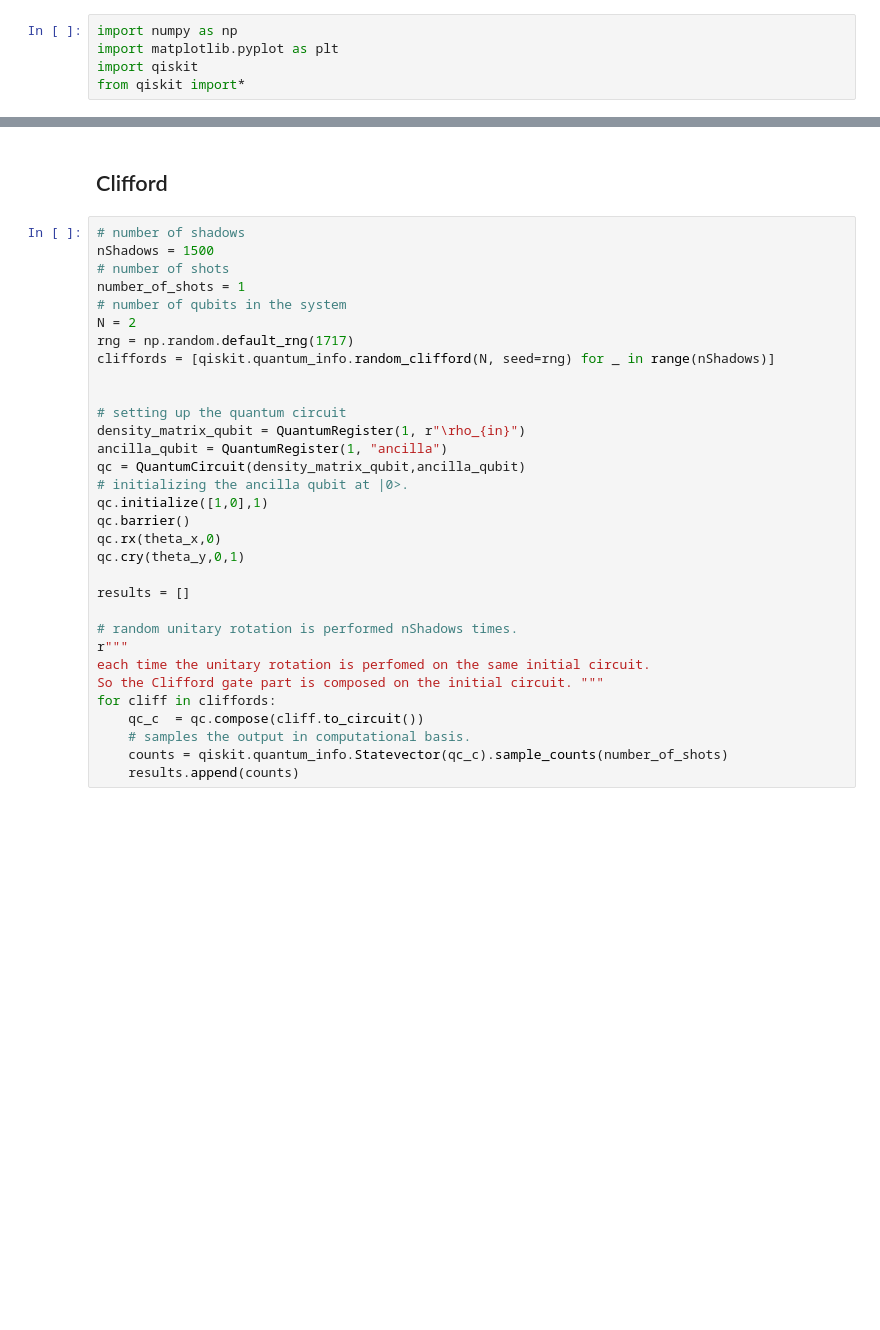
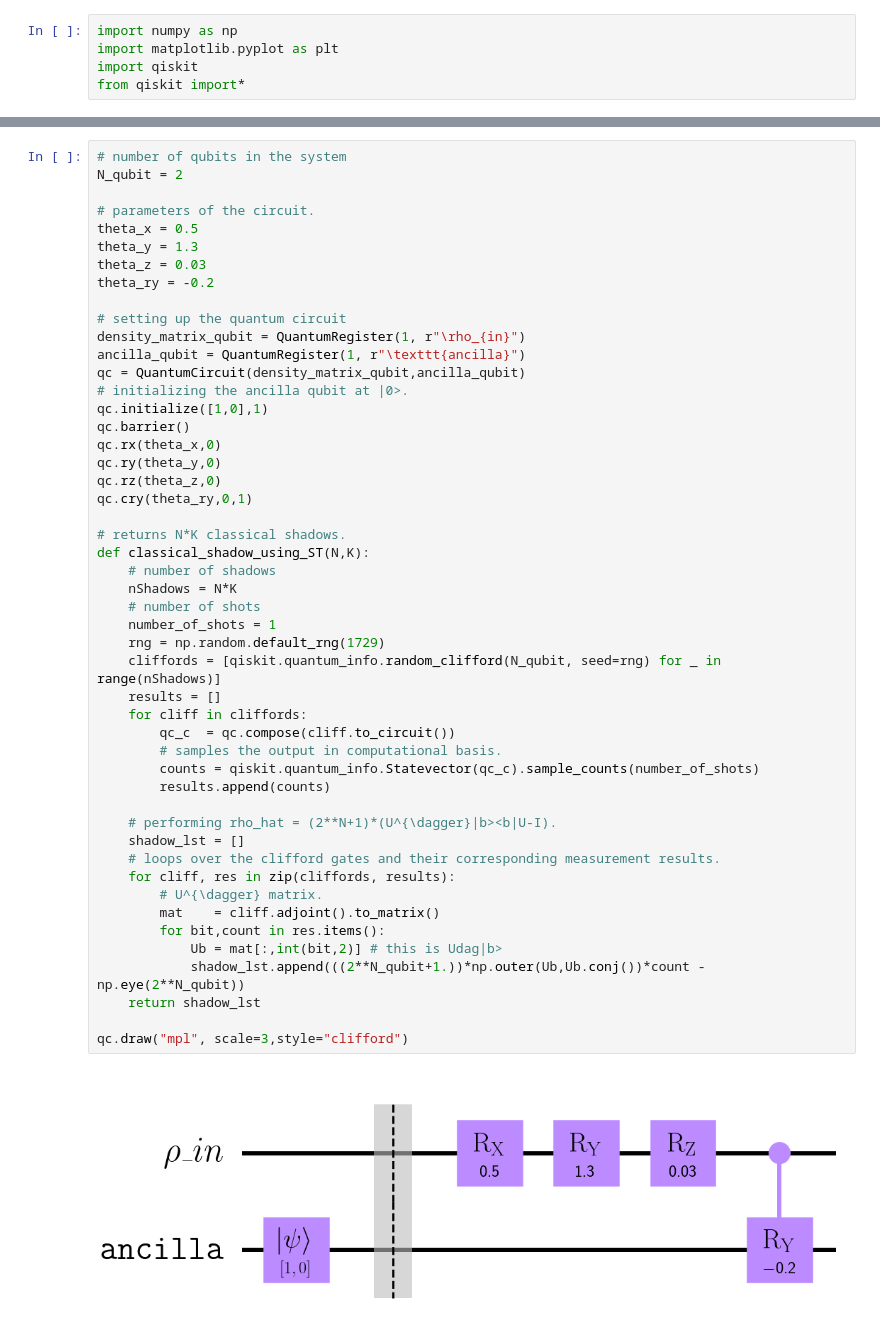
Before and after one commit to psasanka1729/Ultimate-QM-MM, a Jupyter notebook: shadow_tomography_qiskit.ipynb, the cells around one changed output, grey strips where cells are left out. Saved outputs shown, nothing was run; the diff lists cells and outputs as text; blank space fills up the shorter version.

```diff
--- a/shadow_tomography_qiskit.ipynb
+++ b/shadow_tomography_qiskit.ipynb
@@ -37,34 +39,51 @@ theta_y = np.arccos(-yss/(4*np.sqrt(1+zss**2)))
-# %% [markdown]
-## Clifford
 # %%
-# number of shadows
-nShadows = 1500
-# number of shots
-number_of_shots = 1
 # number of qubits in the system
-N = 2
-rng = np.random.default_rng(1717)
-cliffords = [qiskit.quantum_info.random_clifford(N, seed=rng) for _ in range(nShadows)]
+N_qubit = 2
 
+# parameters of the circuit.
+theta_x = 0.5
+theta_y = 1.3
+theta_z = 0.03
+theta_ry = -0.2
 
 # setting up the quantum circuit
 density_matrix_qubit = QuantumRegister(1, r"\rho_{in}")
-ancilla_qubit = QuantumRegister(1, "ancilla")
+ancilla_qubit = QuantumRegister(1, r"\texttt{ancilla}")
 qc = QuantumCircuit(density_matrix_qubit,ancilla_qubit)
 # initializing the ancilla qubit at |0>.
 qc.initialize([1,0],1)
 qc.barrier()
 qc.rx(theta_x,0)
-qc.cry(theta_y,0,1)
+qc.ry(theta_y,0)
+qc.rz(theta_z,0)
+qc.cry(theta_ry,0,1)
 
-results = []
+# returns N*K classical shadows.
+def classical_shadow_using_ST(N,K):
+    # number of shadows
+    nShadows = N*K
+    # number of shots
+    number_of_shots = 1
+    rng = np.random.default_rng(1729)
+    cliffords = [qiskit.quantum_info.random_clifford(N_qubit, seed=rng) for _ in range(nShadows)]
+    results = []
+    for cliff in cliffords:
+        qc_c  = qc.compose(cliff.to_circuit())
+        # samples the output in computational basis.
+        counts = qiskit.quantum_info.Statevector(qc_c).sample_counts(number_of_shots)
+        results.append(counts)
 
-# random unitary rotation is performed nShadows times.
-r"""
-each time the unitary rotation is perfomed on the same initial circuit.
-So the Clifford gate part is composed on the initial circuit. """
-for cliff in cliffords:
-    qc_c  = qc.compose(cliff.to_circuit())
-    # samples the output in computational basis.
-    counts = qiskit.quantum_info.Statevector(qc_c).sample_counts(number_of_shots)
-    results.append(counts)
+    # performing rho_hat = (2**N+1)*(U^{\dagger}|b><b|U-I).
+    shadow_lst = []
+    # loops over the clifford gates and their corresponding measurement results.
+    for cliff, res in zip(cliffords, results):
+        # U^{\dagger} matrix.
+        mat    = cliff.adjoint().to_matrix()
+        for bit,count in res.items():
+            Ub = mat[:,int(bit,2)] # this is Udag|b>
+            shadow_lst.append(((2**N_qubit+1.))*np.outer(Ub,Ub.conj())*count - np.eye(2**N_qubit))
+    return shadow_lst
+
+qc.draw("mpl", scale=3,style="clifford")
+# %% [output]
+[figure, added]
```
Also changed, not shown: parts of 11 cells of this notebook.
